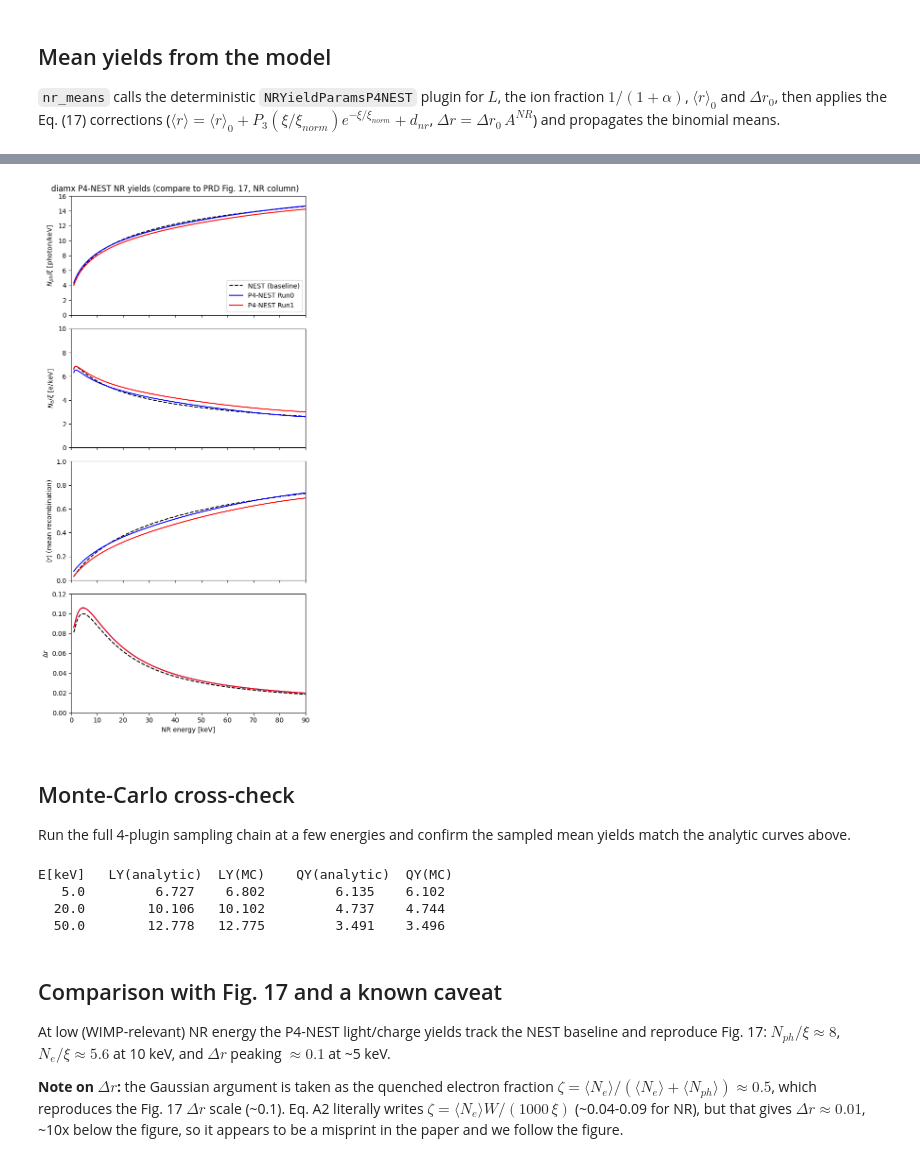
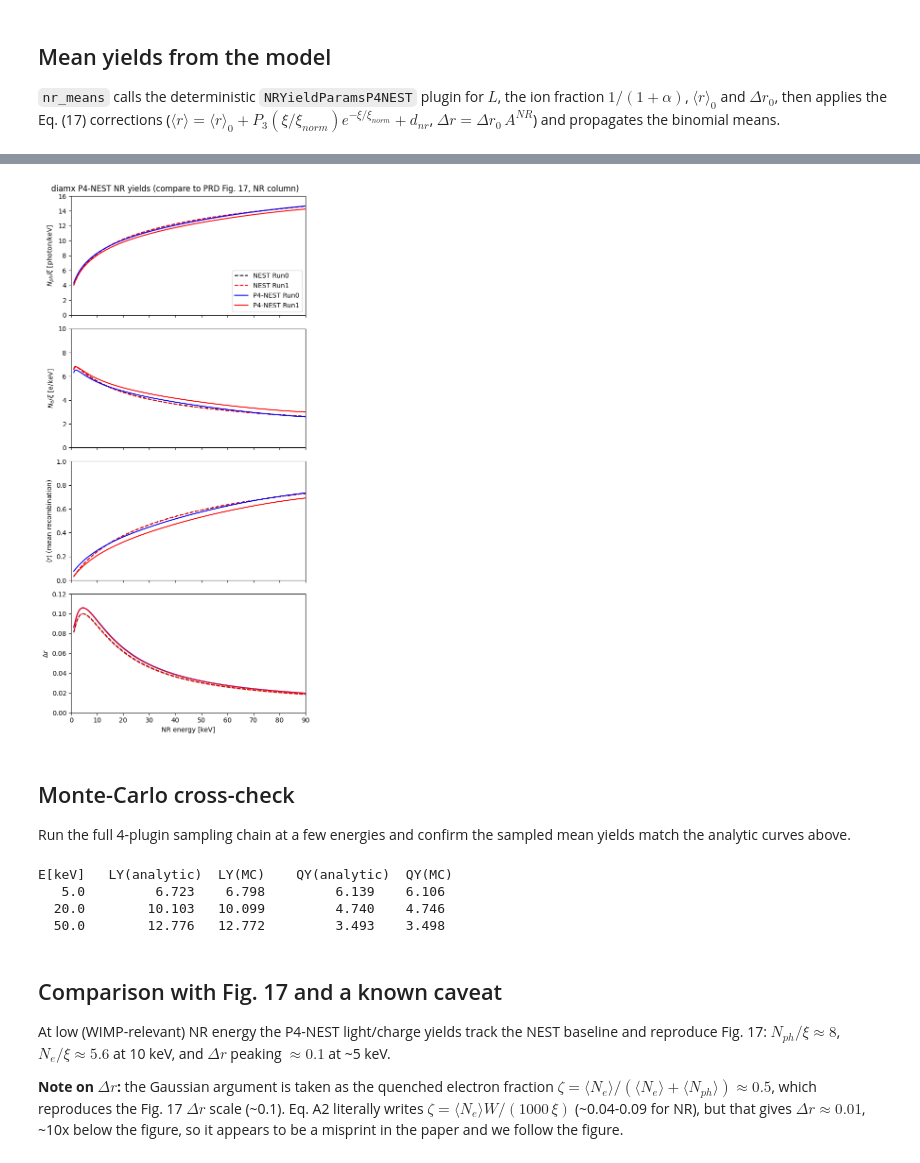
Before and after one commit to mhliu0001/diamx, a Jupyter notebook: notebooks/pandax4t_nr_yields.ipynb, the cells around one changed output, grey strips where cells are left out. Drawn from its saved outputs; the diff is of its cells as text; code cells hidden in the pictures.

```diff
--- a/notebooks/pandax4t_nr_yields.ipynb
+++ b/notebooks/pandax4t_nr_yields.ipynb
@@ -86,29 +88,35 @@ def nr_means(energies, params):
 # %%
 energies = np.linspace(1.0, 90.0, 300)
-nest    = dict(base, p0_nr=0.0, p1_nr=0.0, p2_nr=0.0, p3_nr=0.0, a_nr=1.0, d_nr=0.0)
-p4_run0 = dict(base, d_nr=0.0)
-p4_run1 = dict(base, d_nr=-0.043)
+FIELD_RUN0, FIELD_RUN1 = 93.0, 84.0   # drift field [V/cm]
+off = dict(p0_nr=0.0, p1_nr=0.0, p2_nr=0.0, p3_nr=0.0, a_nr=1.0, d_nr=0.0)
+nest0   = dict(base, field=FIELD_RUN0, **off)
+nest1   = dict(base, field=FIELD_RUN1, **off)
+p4_run0 = dict(base, field=FIELD_RUN0, d_nr=0.0)
+p4_run1 = dict(base, field=FIELD_RUN1, d_nr=-0.043)
 
-ly_n, qy_n, r_n, dr_n = nr_means(energies, nest)
-ly_0, qy_0, r_0, dr_0 = nr_means(energies, p4_run0)
-ly_1, qy_1, r_1, dr_1 = nr_means(energies, p4_run1)
+ly_n0, qy_n0, r_n0, dr_n0 = nr_means(energies, nest0)
+ly_n1, qy_n1, r_n1, dr_n1 = nr_means(energies, nest1)
+ly_0,  qy_0,  r_0,  dr_0  = nr_means(energies, p4_run0)
+ly_1,  qy_1,  r_1,  dr_1  = nr_means(energies, p4_run1)
 # %%
 fig, ax = plt.subplots(4, 1, figsize=(6, 12), sharex=True)
-for a, (yn, y0, y1) in zip(ax, [(ly_n, ly_0, ly_1), (qy_n, qy_0, qy_1),
-                                (r_n, r_0, r_1), (dr_n, dr_0, dr_1)]):
-    a.plot(energies, yn, 'k--', label='NEST (baseline)')
+series = [(ly_n0, ly_n1, ly_0, ly_1), (qy_n0, qy_n1, qy_0, qy_1),
+          (r_n0, r_n1, r_0, r_1), (dr_n0, dr_n1, dr_0, dr_1)]
+for a, (n0, n1, y0, y1) in zip(ax, series):
+    a.plot(energies, n0, 'k--', label='NEST Run0')
+    a.plot(energies, n1, 'r--', label='NEST Run1')
     a.plot(energies, y0, 'b-', label='P4-NEST Run0')
     a.plot(energies, y1, 'r-', label='P4-NEST Run1')
 ax[0].set_ylabel(r'$N_{ph}/\xi$ [photon/keV]'); ax[0].set_ylim(0, 16); ax[0].legend()
 ax[1].set_ylabel(r'$N_e/\xi$ [e/keV]'); ax[1].set_ylim(0, 10)
 ax[2].set_ylabel(r'$\langle r \rangle$ (mean recombination)'); ax[2].set_ylim(0, 1)
 ax[3].set_ylabel(r'$\Delta r$'); ax[3].set_ylim(0, 0.12)
 ax[3].set_xlabel('NR energy [keV]'); ax[3].set_xlim(0, 90)
 fig.suptitle('diamx P4-NEST NR yields (compare to PRD Fig. 17, NR column)')
 fig.tight_layout()
 plt.show()
 # %% [output]
-[figure, old version]
+[figure, new version]
 # %% [markdown]
 ## Monte-Carlo cross-check
 Run the full 4-plugin sampling chain at a few energies and confirm the sampled mean yields match the analytic curves above.
@@ -130,9 +138,9 @@ for E in [5.0, 20.0, 50.0]:
     print(f'{E:6.1f}   {ly_0[i]:11.3f}  {ly_mc:7.3f}   {qy_0[i]:11.3f}  {qy_mc:7.3f}')
 # %% [output]
 E[keV]   LY(analytic)  LY(MC)    QY(analytic)  QY(MC)
-   5.0         6.727    6.802         6.135    6.102
-  20.0        10.106   10.102         4.737    4.744
-  50.0        12.778   12.775         3.491    3.496
+   5.0         6.723    6.798         6.139    6.106
+  20.0        10.103   10.099         4.740    4.746
+  50.0        12.776   12.772         3.493    3.498
 # %% [markdown]
 ## Comparison with Fig. 17 and a known caveat
 At low (WIMP-relevant) NR energy the P4-NEST light/charge yields track the NEST baseline and reproduce Fig. 17: $N_{ph}/\xi\approx8$, $N_e/\xi\approx5.6$ at 10 keV, and $\Delta r$ peaking $\approx0.1$ at ~5 keV.
```
Also changed, not shown: parts of 3 cells of this notebook, 1 other file.
